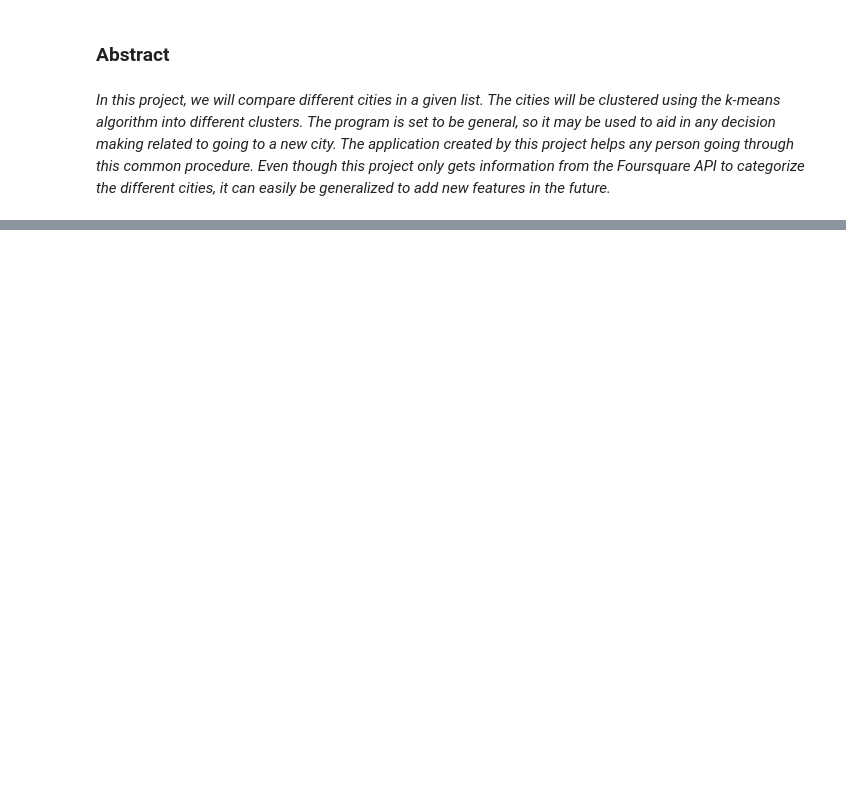
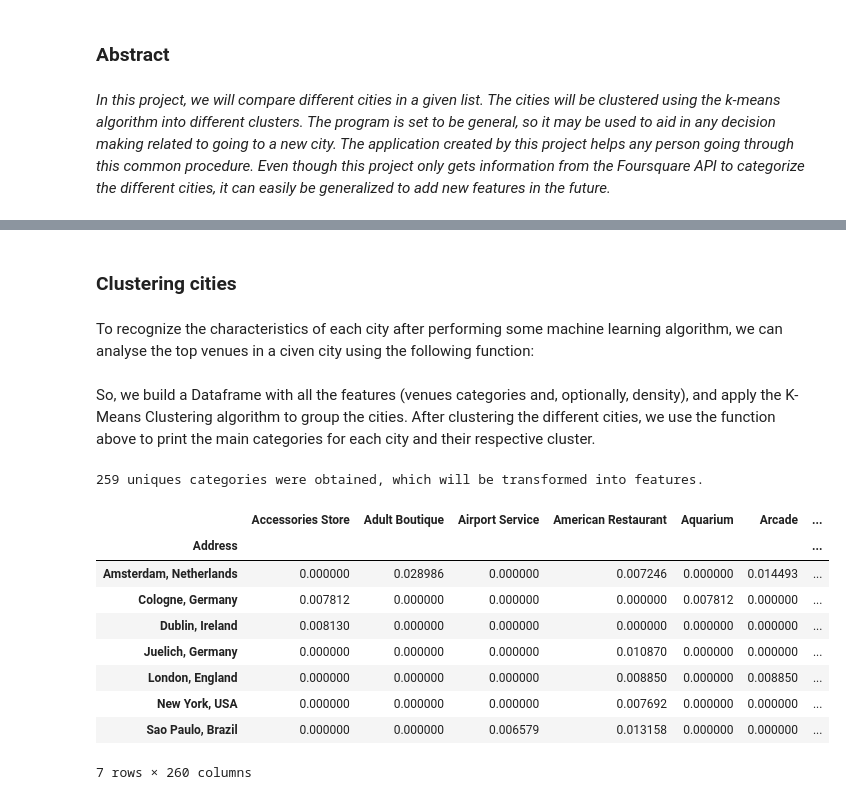
Before and after one commit to filipesmg/Coursera_Capstone, a Jupyter notebook: Final_Capstone_Project.ipynb, the cells around one changed output, grey strips where cells are left out. Drawn from its saved outputs; the diff is of its cells as text; code cells hidden in the pictures; blank space fills up the shorter version.

```diff
--- a/Final_Capstone_Project.ipynb
+++ b/Final_Capstone_Project.ipynb
@@ -52,0 +111,7 @@ Other types of data may be added later, to make the comparison more complete.
+# %%
+def get_latitude_longitude(address):
+    geolocator = Nominatim(user_agent="city_explorer")
+    location = geolocator.geocode(address)
+    latitude = location.latitude
+    longitude = location.longitude
+    return [latitude,longitude]
@@ -52,0 +213,10 @@ Other types of data may be added later, to make the comparison more complete.
+# %%
+def build_one_hot_df(df,column,extra_columns):
+    venues_onehot = pd.get_dummies(df[[column]], prefix="", prefix_sep="")
+
+    # add extra columns back to dataframe...
+    venues_onehot[extra_columns] = df[extra_columns]
+
+    # ...and moving to first position:
+    venues_onehot = venues_onehot.set_index(extra_columns).reset_index()
+    return venues_onehot
@@ -52,0 +225,7 @@ Other types of data may be added later, to make the comparison more complete.
+# %%
+def build_features(df):
+    d = {}
+    d = df.mean()
+    d['Density'] = df[df['Venue Distance'] < 200.0]['Address'].count()/200.0
+
+    return pd.Series(d)
@@ -52,0 +239,17 @@ Other types of data may be added later, to make the comparison more complete.
+# %%
+def build_dataframe(addresses, use_density=True):
+    df_in = build_latitude_longitude_df(addresses)
+
+    venues = getNearbyVenues(names=df_in['Address'],
+                             latitudes=df_in['Latitude'],
+                             longitudes=df_in['Longitude']
+                            )
+
+    venues_onehot = build_one_hot_df(venues, 'Venue Category', ['Address','Venue Distance'])
+
+    venues_onehot = venues_onehot.groupby('Address').apply(build_features).drop('Venue Distance', axis=1)
+
+    if(use_density==False):
+        venues_onehot.drop('Density', axis=1, inplace=True)
+
+    return venues_onehot
@@ -52,0 +286,4 @@ Other types of data may be added later, to make the comparison more complete.
+# %% [markdown]
+### Clustering cities
+# %% [markdown]
+To recognize the characteristics of each city after performing some machine learning algorithm, we can analyse the top venues in a civen city using the following function:
@@ -52,0 +318,2 @@ Other types of data may be added later, to make the comparison more complete.
+# %% [markdown]
+So, we build a Dataframe with all the features (venues categories and, optionally, density), and apply the K-Means Clustering algorithm to group the cities. After clustering the different cities, we use the function above to print the main categories for each city and their respective cluster.
@@ -52,0 +323,15 @@ Other types of data may be added later, to make the comparison more complete.
+# %%
+df_complete = build_dataframe(addresses, use_density=True)
+df_complete
+# %% [output]
+259 uniques categories were obtained, which will be transformed into features.
+|  | Accessories Store | Adult Boutique | Airport Service | American Restaurant | Aquarium | Arcade | ... |
+| Address |  |  |  |  |  |  | ... |
+| Amsterdam, Netherlands | 0.000000 | 0.028986 | 0.000000 | 0.007246 | 0.000000 | 0.014493 | ... |
+| Cologne, Germany | 0.007812 | 0.000000 | 0.000000 | 0.000000 | 0.007812 | 0.000000 | ... |
+| Dublin, Ireland | 0.008130 | 0.000000 | 0.000000 | 0.000000 | 0.000000 | 0.000000 | ... |
+| Juelich, Germany | 0.000000 | 0.000000 | 0.000000 | 0.010870 | 0.000000 | 0.000000 | ... |
+| London, England | 0.000000 | 0.000000 | 0.000000 | 0.008850 | 0.000000 | 0.008850 | ... |
+| New York, USA | 0.000000 | 0.000000 | 0.000000 | 0.007692 | 0.000000 | 0.000000 | ... |
+| Sao Paulo, Brazil | 0.000000 | 0.000000 | 0.006579 | 0.013158 | 0.000000 | 0.000000 | ... |
+7 rows × 260 columns
```
Also changed, not shown: parts of 78 cells of this notebook.
